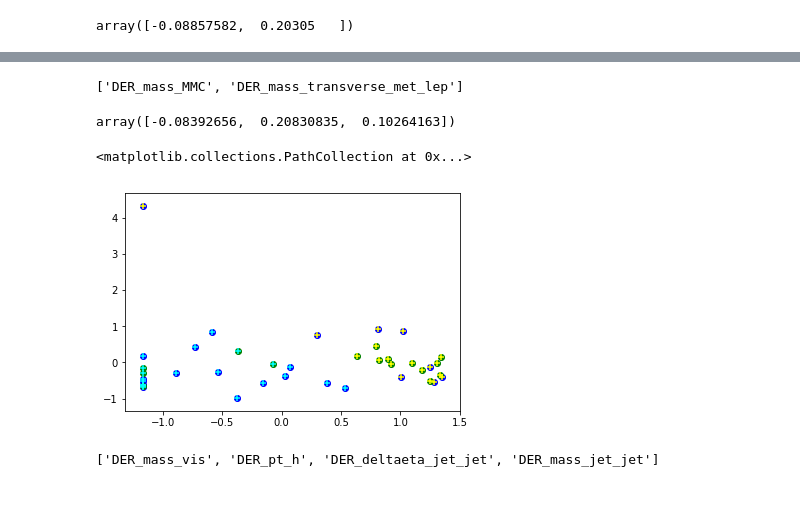
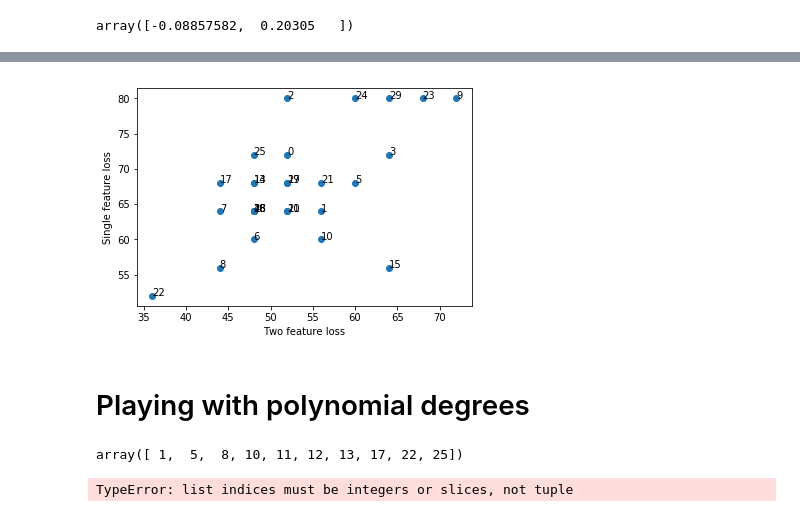
Before and after one commit to ZiluTian/ml_project1, a Jupyter notebook: features_selection.ipynb, the cells around one changed output, grey strips where cells are left out. Drawn from its saved outputs; the diff is of its cells as text; code cells hidden in the pictures.

```diff
--- a/features_selection.ipynb
+++ b/features_selection.ipynb
@@ -79,9 +83,10 @@ w_vec = []
 loss_tr_vec = []
 loss_t_vec = []
 
+
 for i in queue:
     x=np.concatenate((x0, np.array(df[col_labels[2+i]])[:,np.newaxis]), axis=1)
-
+    print('single feature loss', loss_te_vec[i])
     x_tr, y_tr, x_te, y_te = split_data(x ,y, 0.8)
 
     tx_tr = build_poly(x_tr, 1)
@@ -93,7 +98,7 @@ for i in queue:
     y_test = tx_te @ wls
     y_test[y_test >= 0] = 1
     y_test[y_test < 0] = -1
-    loss_t_vec.append((y_te - y_test) @ (y_te - y_test))
-    if (np.abs(lossls - lossls0)>np.abs(lossls0*0.1)):
-        x0 = x
-        lossls0 = lossls
+    loss_te = (y_te - y_test) @ (y_te - y_test)
+    loss_t_vec.append(loss_te)
+    print('combined feature loss',i, loss_te)
+    lossls0 = loss_te
@@ -121,16 +122,0 @@ loss_test
-# %%
-col_labels[2:4]
-# %% [output]
-['DER_mass_MMC', 'DER_mass_transverse_met_lep']
-# %%
-wls
-# %% [output]
-array([-0.08392656,  0.20830835,  0.10264163])
-# %%
-plt.scatter(x_te[y_te<0,0],x_te[y_te<0,1],c='blue')
-plt.scatter(x_te[y_te>0,0],x_te[y_te>0,1],c='green')
-plt.scatter(x_te[y_test<0,0],x_te[y_test<0,1],c='cyan', marker = '+')
-plt.scatter(x_te[y_test>0,0],x_te[y_test>0,1],c='yellow', marker = '+')
-# %% [output]
-<matplotlib.collections.PathCollection at 0x...>
-[figure, removed]
@@ -139,4 +123,24 @@ collabels=df.columns.tolist()
-# %%
-collabels[4:8]
-# %% [output]
-['DER_mass_vis', 'DER_pt_h', 'DER_deltaeta_jet_jet', 'DER_mass_jet_jet']
+# %%
+loss_te_vec_aux = np.delete(loss_te_vec,12)
+plt.scatter(loss_t_vec,loss_te_vec_aux)
+plt.xlabel('Two feature loss')
+plt.ylabel('Single feature loss')
+for i in np.arange(30):
+    if i>12:
+        plt.annotate(i, (loss_t_vec[i-1], loss_te_vec_aux[i-1]))
+    if i<12:
+        plt.annotate(i, (loss_t_vec[i], loss_te_vec_aux[i]))
+plt.savefig('Figures/2featureloss.png')
+# %% [output]
+[figure, added]
+# %% [markdown]
+# Playing with polynomial degrees
+# %%
+features=np.array([2, 6, 9, 11, 12, 13, 14, 18, 23, 26])-1
+features
+# %% [output]
+array([ 1,  5,  8, 10, 11, 12, 13, 17, 22, 25])
+# %%
+for feat in features:
+# %% [output]
+TypeError: list indices must be integers or slices, not tuple
```
Also changed, not shown: parts of 5 cells of this notebook.
